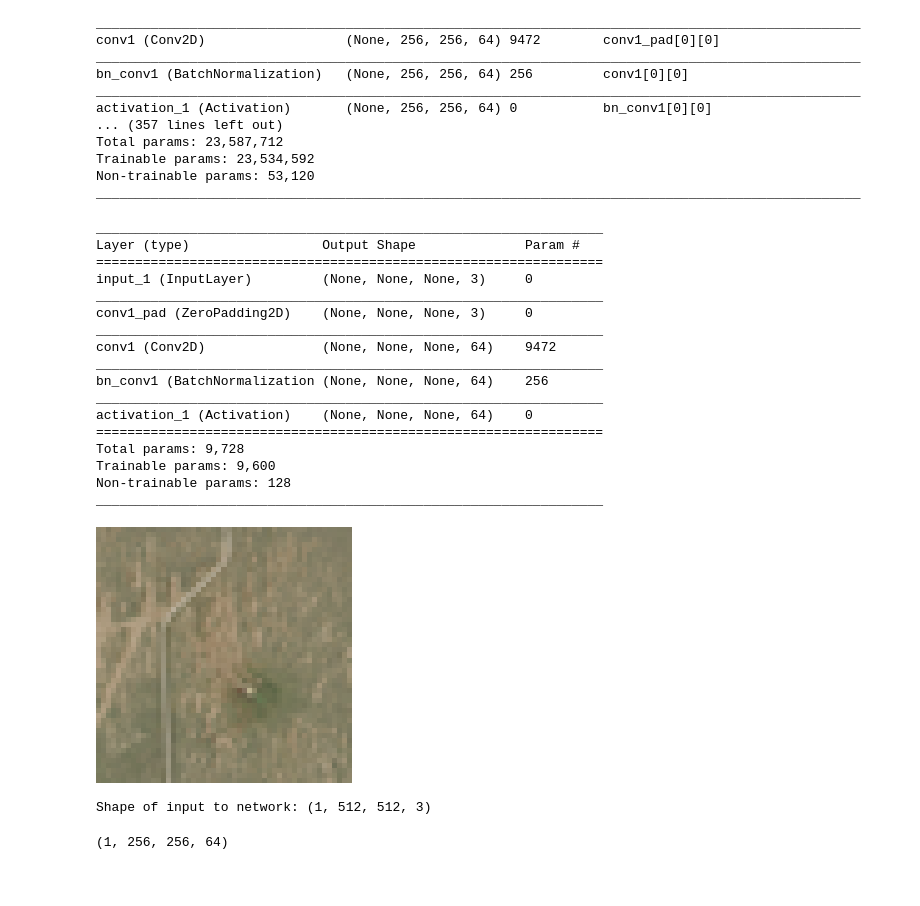
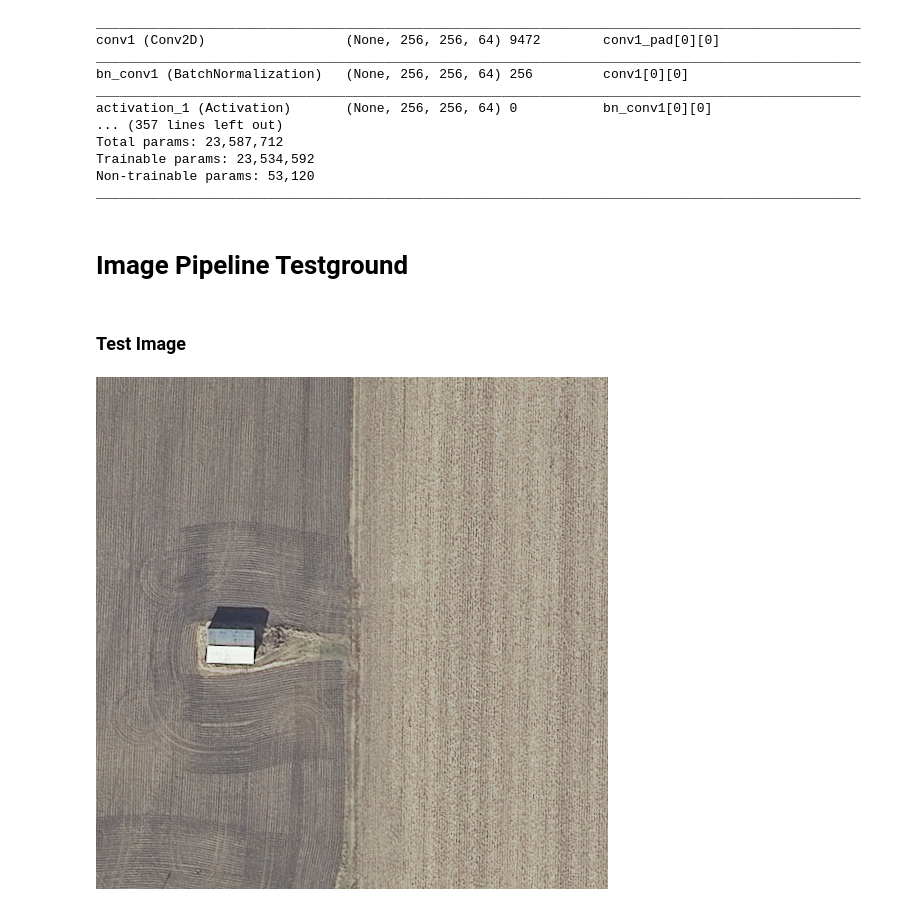
Before and after one commit to peterweber85/MasterThesis, a Jupyter notebook: Notebooks/ResNetActivations.ipynb, the cells around one changed output. Saved outputs shown, nothing was run; the diff lists cells and outputs as text; code cells hidden in the pictures.

Commit message:
Finish pipeline with ResNet activations up to the input of classifier

```diff
--- a/Notebooks/ResNetActivations.ipynb
+++ b/Notebooks/ResNetActivations.ipynb
@@ -37,43 +57,13 @@ Total params: 23,587,712
 Trainable params: 23,534,592
 Non-trainable params: 53,120
 __________________________________________________________________________________________________
-# %%
-model = Model(inputs=base_model.input,
-              outputs=base_model.get_layer('activation_1').output)
-model.summary()
-# %% [output]
-_________________________________________________________________
-Layer (type)                 Output Shape              Param #
-=================================================================
-input_1 (InputLayer)         (None, None, None, 3)     0
-_________________________________________________________________
-conv1_pad (ZeroPadding2D)    (None, None, None, 3)     0
-_________________________________________________________________
-conv1 (Conv2D)               (None, None, None, 64)    9472
-_________________________________________________________________
-bn_conv1 (BatchNormalization (None, None, None, 64)    256
-_________________________________________________________________
-activation_1 (Activation)    (None, None, None, 64)    0
-=================================================================
-Total params: 9,728
-Trainable params: 9,600
-Non-trainable params: 128
-_________________________________________________________________
+# %% [markdown]
+# Image Pipeline Testground
+# %% [markdown]
+### Test Image
 # %%
-path = "/Users/peterweber/Google Drive/MFP - Satellogic/images/usgs_1m_512/m_3010358_ne_13_1_20161005_x736_y3617_size512_res10m.png"
-test_image = image.load_img(path, target_size = (256, 256))
+path = "/Users/peterweber/Google Drive/MFP - Satellogic/images/usgs_512_res0.3m/agriculture/16sbj640920_x3780_y2244_size512_baseres0.3m.png"
+test_image = image.load_img(path, target_size = (512, 512))
 test_image
-#image.img_to_array(test_image).shape
 # %% [output]
-[figure, old version]
+[figure, new version]
-# %%
-x = image.img_to_array(test_image)
-x = np.expand_dims(x, axis=0)
-x = preprocess_input(x)
-print("Shape of input to network:", x.shape)
-
-activation = model.predict(x)
-activation.shape
-# %% [output]
-Shape of input to network: (1, 512, 512, 3)
-(1, 256, 256, 64)
```
Also changed, not shown: parts of 21 cells of this notebook, 7 other files.
